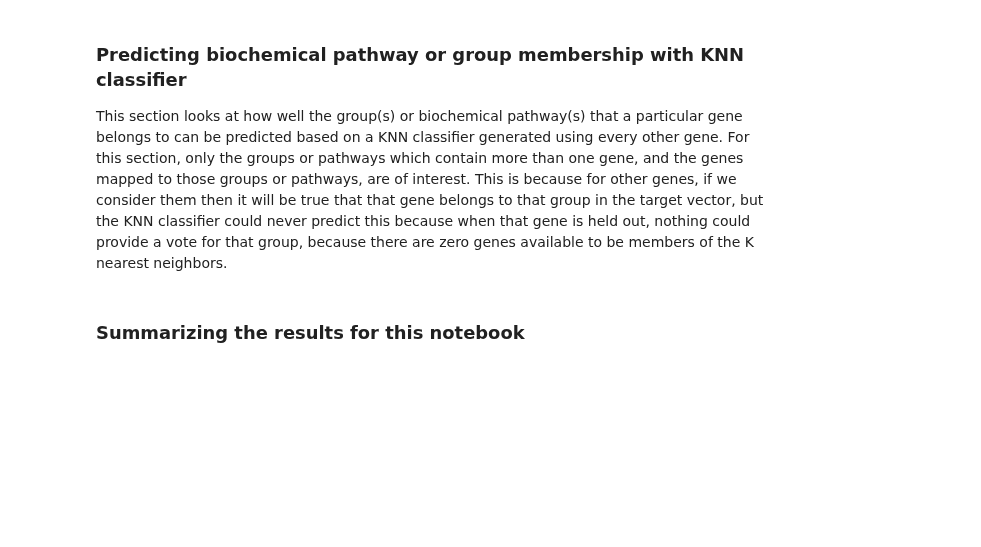
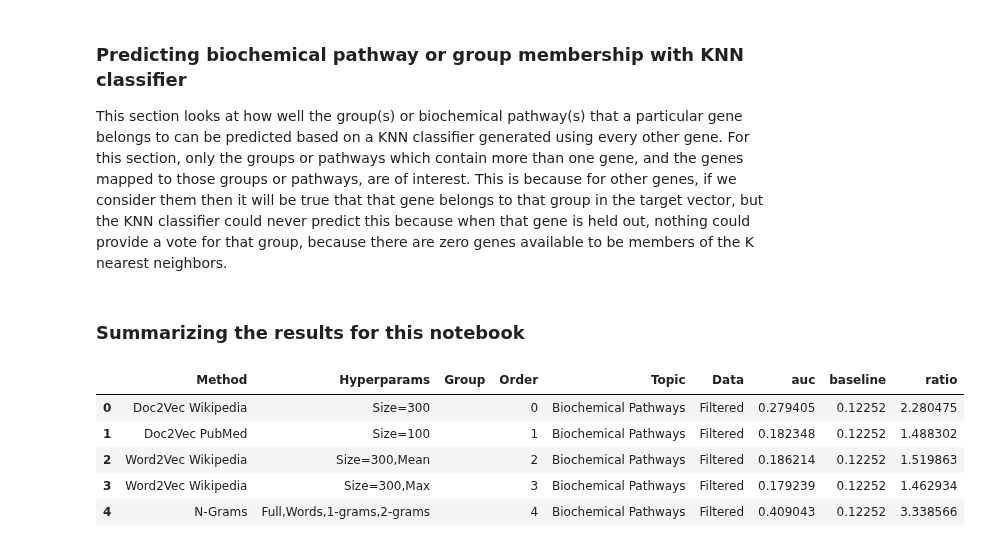
Before and after one commit to irbraun/plant-phenotypes-nlp, a Jupyter notebook: notebooks/Analysis.ipynb, the cells around one changed output. Cells and saved outputs as stored; diff of their text form; code cells hidden in the pictures; blank space fills up the shorter version.

```diff
--- a/notebooks/Analysis.ipynb
+++ b/notebooks/Analysis.ipynb
@@ -896,17 +887,24 @@ fig.savefig(os.path.join(OUTPUT_DIR,"prcurve_knn_classifier.png"))
 ### Summarizing the results for this notebook
 # %%
 results = pd.DataFrame(TABLE).transpose()
-columns = flatten(["Hyperparams","Topic","Data",results.columns])
+columns = flatten(["Hyperparams","Group","Order","Topic","Data",results.columns])
 results["Hyperparams"] = ""
 results["Group"] = ""
-results["Order"] = ""
+results["Order"] = np.arange(results.shape[0])
 results["Topic"] = TOPIC
 results["Data"] = DATA
 results = results[columns]
 results.reset_index(inplace=True)
 results = results.rename({"index":"Method"}, axis="columns")
 hyperparam_sep = ":"
 results["Hyperparams"] = results["Method"].map(lambda x: x.split(hyperparam_sep)[1] if hyperparam_sep in x else "-")
 results["Method"] = results["Method"].map(lambda x: x.split(hyperparam_sep)[0])
 results.to_csv(os.path.join(OUTPUT_DIR,"full_table.csv"), index=False)
-results
+results.head()
+# %% [output]
+|  | Method | Hyperparams | Group | Order | Topic | Data | auc | baseline | ratio |
+| 0 | Doc2Vec Wikipedia | Size=300 |  | 0 | Biochemical Pathways | Filtered | 0.279405 | 0.12252 | 2.280475 |
+| 1 | Doc2Vec PubMed | Size=100 |  | 1 | Biochemical Pathways | Filtered | 0.182348 | 0.12252 | 1.488302 |
+| 2 | Word2Vec Wikipedia | Size=300,Mean |  | 2 | Biochemical Pathways | Filtered | 0.186214 | 0.12252 | 1.519863 |
+| 3 | Word2Vec Wikipedia | Size=300,Max |  | 3 | Biochemical Pathways | Filtered | 0.179239 | 0.12252 | 1.462934 |
+| 4 | N-Grams | Full,Words,1-grams,2-grams |  | 4 | Biochemical Pathways | Filtered | 0.409043 | 0.12252 | 3.338566 |
```
Also changed, not shown: parts of 21 cells of this notebook, 3 other files.
